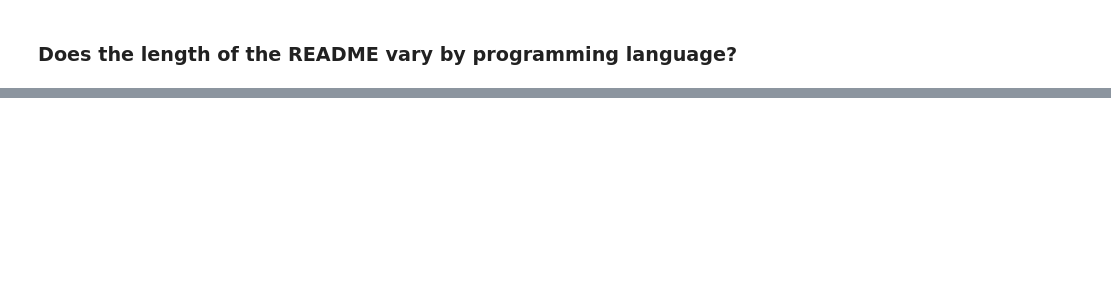
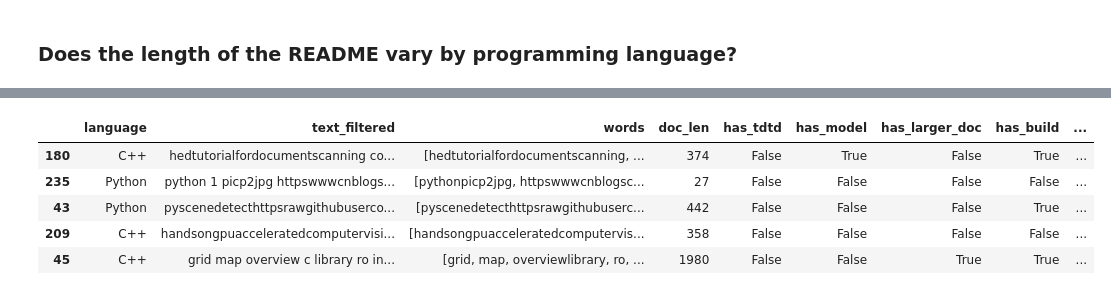
Before and after one commit to Bojado-Mays/OpenCV-NLP-Project, a Jupyter notebook: Mays/Mays.ipynb, the cells around one changed output, grey strips where cells are left out. Drawn from its saved outputs; the diff is of its cells as text; code cells hidden in the pictures; blank space fills up the shorter version.

```diff
--- a/Mays/Mays.ipynb
+++ b/Mays/Mays.ipynb
@@ -227 +282,5 @@ repos['doc_len'] = [len(x) for x in repos.words]
+# %%
+train['doc_len'] = [len(x) for x in train.words]
+validate['doc_len'] = [len(x) for x in validate.words]
+test['doc_len'] = [len(x) for x in test.words]
 # %%
@@ -258,0 +498,3 @@ Name: doc_len, dtype: float64
+# %%
+train = train.drop(columns=['readme_contents', 'text_cleaned', 'text_tokenized', 'text_lemmatized', 'repo'])
+train.head()
@@ -258,0 +508,16 @@ Name: doc_len, dtype: float64
+# %%
+train['has_model'] = train.text_filtered.str.contains('model')
+
+train['has_build'] = train.text_filtered.str.contains('build')
+
+train['has_symbols'] = train.text_filtered.str.contains('&#9')
+
+train['has_img'] = train.text_filtered.str.contains('img')
+train.head()
+# %% [output]
+|  | language | text_filtered | words | doc_len | has_tdtd | has_model | has_larger_doc | has_build | ... |
+| 180 | C++ | hedtutorialfordocumentscanning co... | [hedtutorialfordocumentscanning, ... | 374 | False | True | False | True | ... |
+| 235 | Python | python 1 picp2jpg httpswwwcnblogs... | [pythonpicp2jpg, httpswwwcnblogsc... | 27 | False | False | False | False | ... |
+| 43 | Python | pyscenedetecthttpsrawgithubuserco... | [pyscenedetecthttpsrawgithubuserc... | 442 | False | False | False | True | ... |
+| 209 | C++ | handsongpuacceleratedcomputervisi... | [handsongpuacceleratedcomputervis... | 358 | False | False | False | False | ... |
+| 45 | C++ | grid map overview c library ro in... | [grid, map, overviewlibrary, ro, ... | 1980 | False | False | True | True | ... |
```
Also changed, not shown: parts of 81 cells of this notebook.
